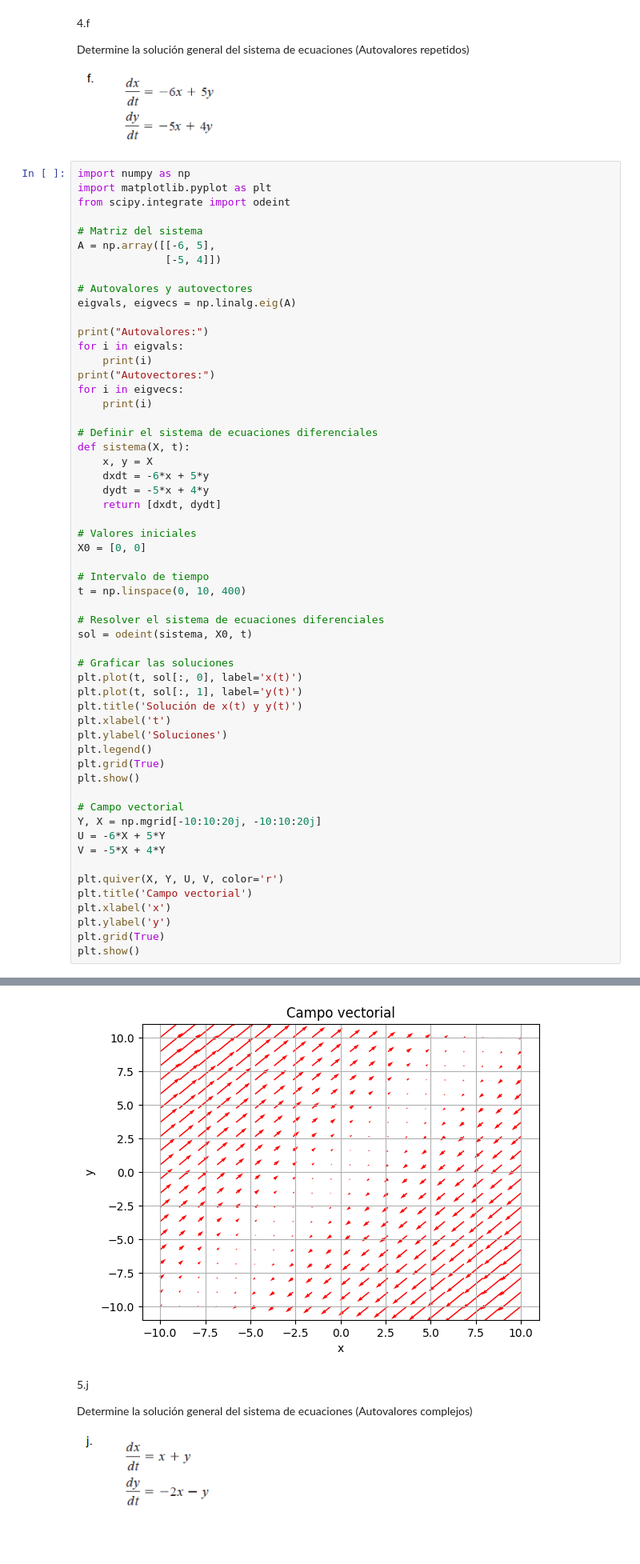
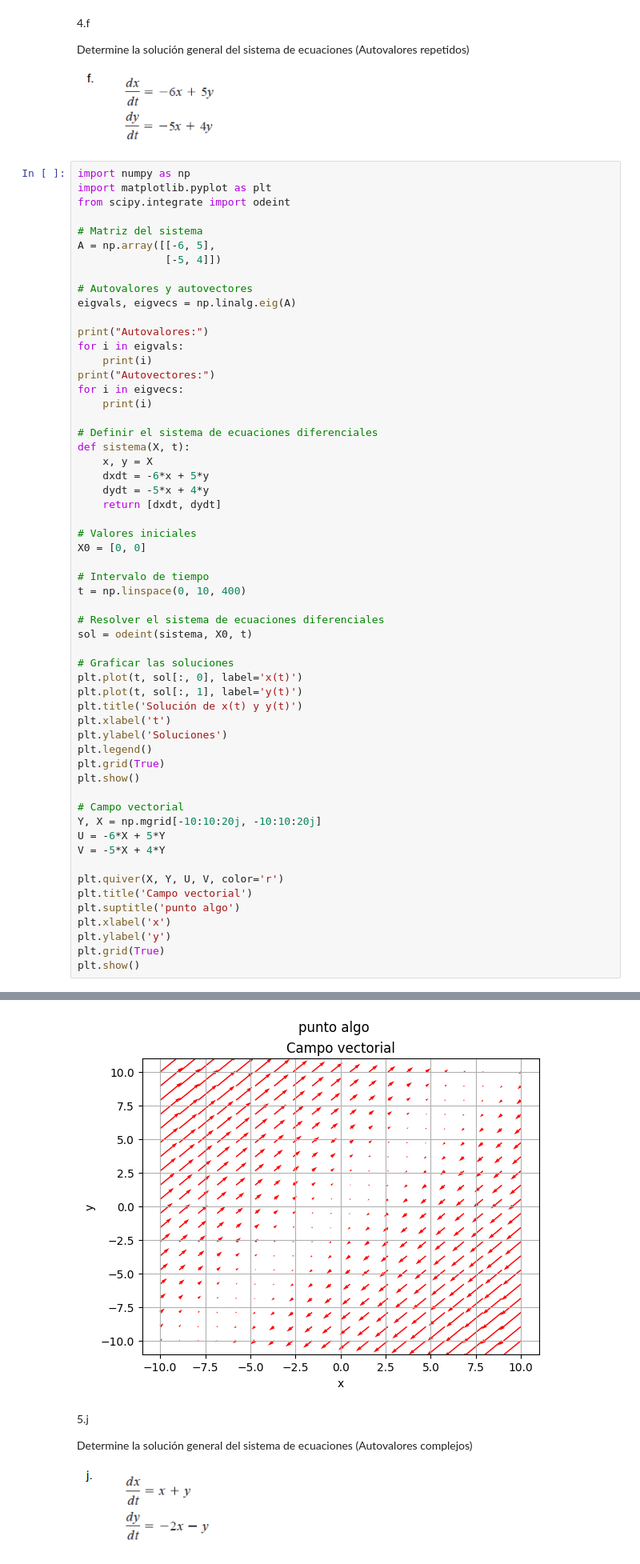
Before and after one commit to lucaskalchichen/TPI-Sistemas-de-Ecuaciones-Diferenciales-y-Estabilidad, a Jupyter notebook: tpi-practica.ipynb, the cells around one changed output, grey strips where cells are left out. Shown at 80% size. Saved outputs shown, nothing was run; the diff lists cells and outputs as text; blank space fills up the shorter version.

```diff
--- a/tpi-practica.ipynb
+++ b/tpi-practica.ipynb
@@ -138,34 +139,35 @@ sol = odeint(sistema, X0, t)
 
 # Graficar las soluciones
 plt.plot(t, sol[:, 0], label='x(t)')
 plt.plot(t, sol[:, 1], label='y(t)')
 plt.title('Solución de x(t) y y(t)')
 plt.xlabel('t')
 plt.ylabel('Soluciones')
 plt.legend()
 plt.grid(True)
 plt.show()
 
 # Campo vectorial
 Y, X = np.mgrid[-10:10:20j, -10:10:20j]
 U = -6*X + 5*Y
 V = -5*X + 4*Y
 
 plt.quiver(X, Y, U, V, color='r')
 plt.title('Campo vectorial')
+plt.suptitle('punto algo')
 plt.xlabel('x')
 plt.ylabel('y')
 plt.grid(True)
 plt.show()
 # %% [output]
 Autovalores:
 -0.9999999528783908
 -1.000000047121609
 Autovectores:
 [ 0.70710678 -0.70710678]
 [ 0.70710678 -0.70710678]
 [figure]
-[figure, old version]
+[figure, new version]
 # %% [markdown]
 5.j
 
```
Also changed, not shown: parts of 5 cells of this notebook.
